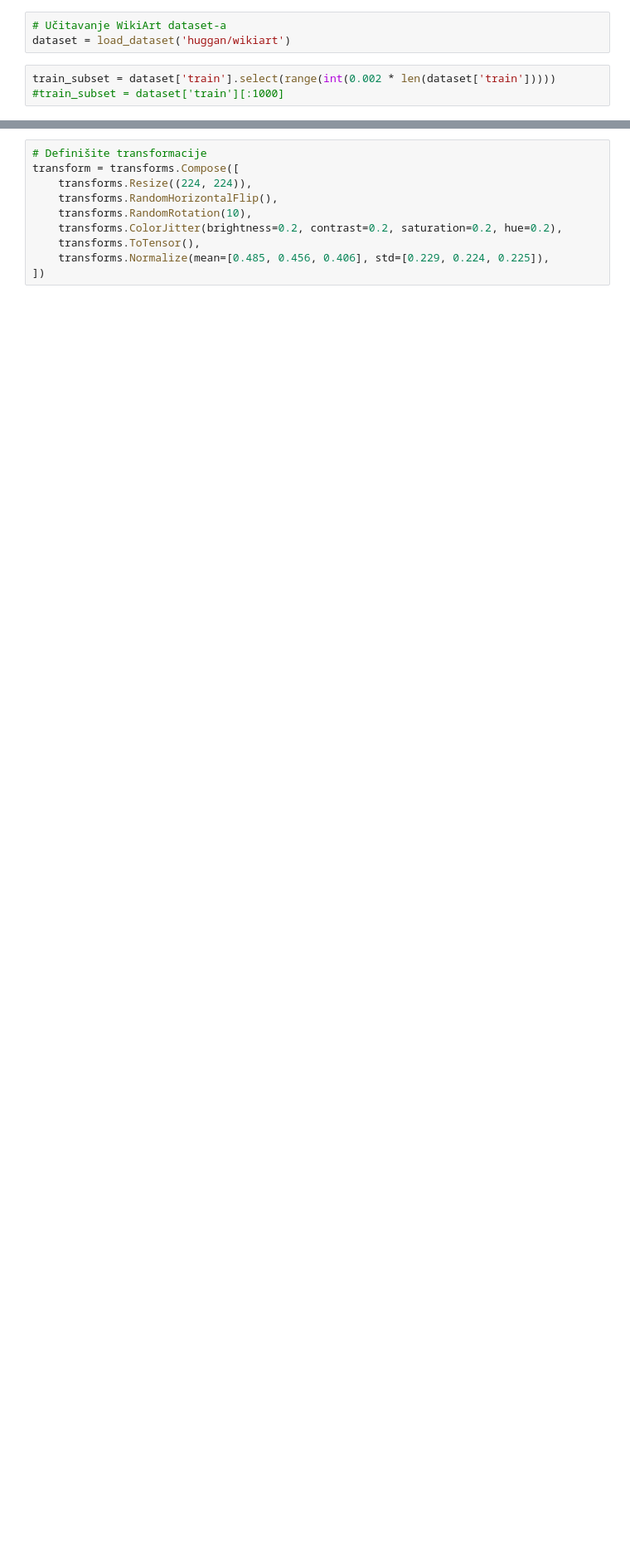
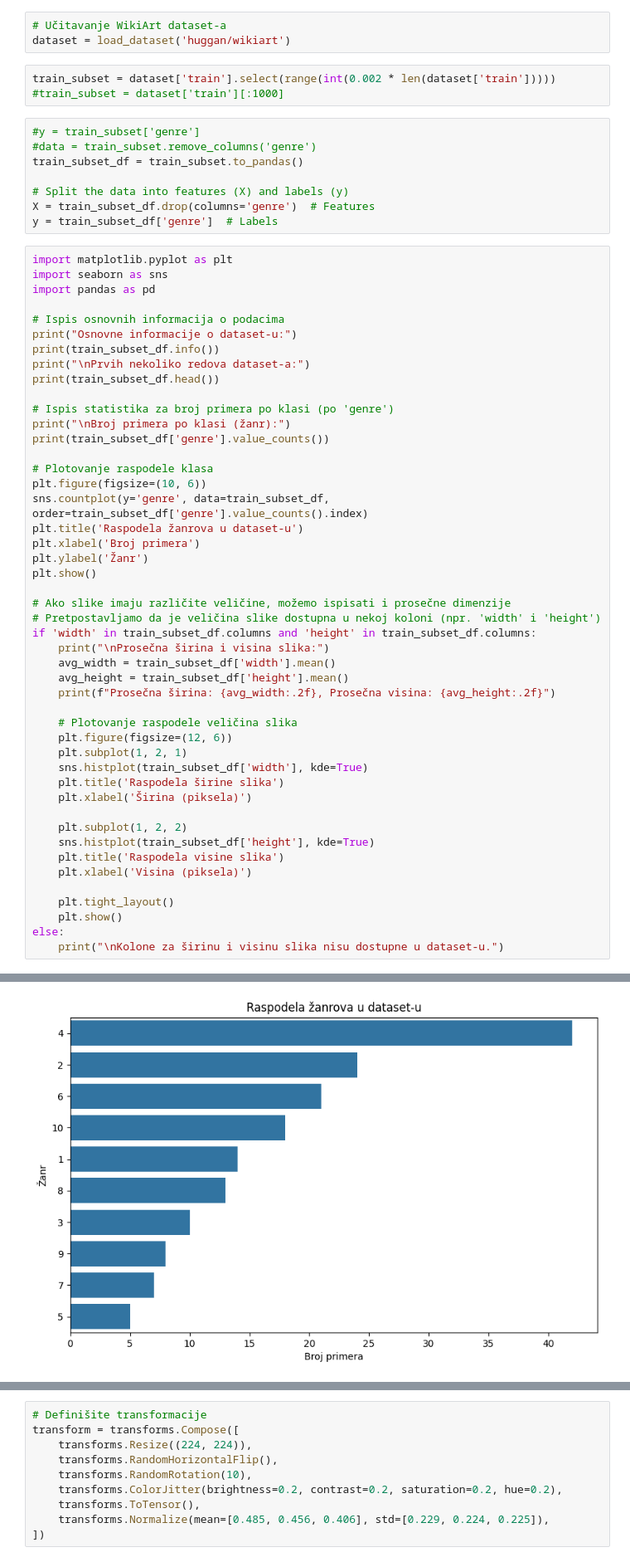
Before and after one commit to aletrailo/ml_matf, a Jupyter notebook: Sara.ipynb, the cells around one changed output, grey strips where cells are left out. Shown at 83% size. Drawn from its saved outputs; the diff is of its cells as text; blank space fills up the shorter version.

```diff
--- a/Sara.ipynb
+++ b/Sara.ipynb
@@ -16,3 +19,59 @@ dataset = load_dataset('huggan/wikiart')
 # %%
 train_subset = dataset['train'].select(range(int(0.002 * len(dataset['train']))))
 #train_subset = dataset['train'][:1000]
+# %%
+#y = train_subset['genre']
+#data = train_subset.remove_columns('genre')
+train_subset_df = train_subset.to_pandas()
+
+# Split the data into features (X) and labels (y)
+X = train_subset_df.drop(columns='genre')  # Features
+y = train_subset_df['genre']  # Labels
+# %%
+import matplotlib.pyplot as plt
+import seaborn as sns
+import pandas as pd
+
+# Ispis osnovnih informacija o podacima
+print("Osnovne informacije o dataset-u:")
+print(train_subset_df.info())
+print("\nPrvih nekoliko redova dataset-a:")
+print(train_subset_df.head())
+
+# Ispis statistika za broj primera po klasi (po 'genre')
+print("\nBroj primera po klasi (žanr):")
+print(train_subset_df['genre'].value_counts())
+
+# Plotovanje raspodele klasa
+plt.figure(figsize=(10, 6))
+sns.countplot(y='genre', data=train_subset_df, order=train_subset_df['genre'].value_counts().index)
+plt.title('Raspodela žanrova u dataset-u')
+plt.xlabel('Broj primera')
+plt.ylabel('Žanr')
+plt.show()
+
+# Ako slike imaju različite veličine, možemo ispisati i prosečne dimenzije
+# Pretpostavljamo da je veličina slike dostupna u nekoj koloni (npr. 'width' i 'height')
+if 'width' in train_subset_df.columns and 'height' in train_subset_df.columns:
+    print("\nProsečna širina i visina slika:")
+    avg_width = train_subset_df['width'].mean()
+    avg_height = train_subset_df['height'].mean()
+    print(f"Prosečna širina: {avg_width:.2f}, Prosečna visina: {avg_height:.2f}")
+
+    # Plotovanje raspodele veličina slika
+    plt.figure(figsize=(12, 6))
+    plt.subplot(1, 2, 1)
+    sns.histplot(train_subset_df['width'], kde=True)
+    plt.title('Raspodela širine slika')
+    plt.xlabel('Širina (piksela)')
+
+    plt.subplot(1, 2, 2)
+    sns.histplot(train_subset_df['height'], kde=True)
+    plt.title('Raspodela visine slika')
+    plt.xlabel('Visina (piksela)')
+
+    plt.tight_layout()
+    plt.show()
+else:
+    print("\nKolone za širinu i visinu slika nisu dostupne u dataset-u.")
+# %% [output]
@@ -18,0 +95 @@ train_subset = dataset['train'].select(range(int(0.002 * len(dataset['train'])))
+[figure, added]
```
Also changed, not shown: parts of 22 cells of this notebook.
